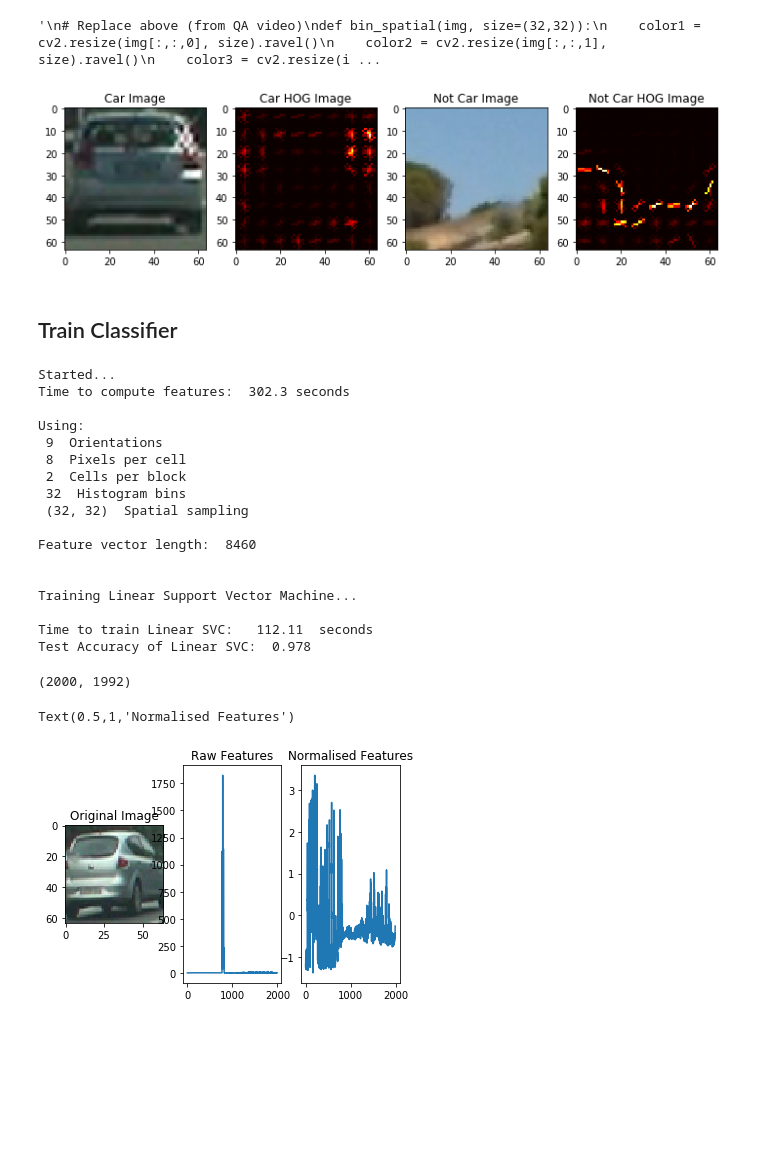
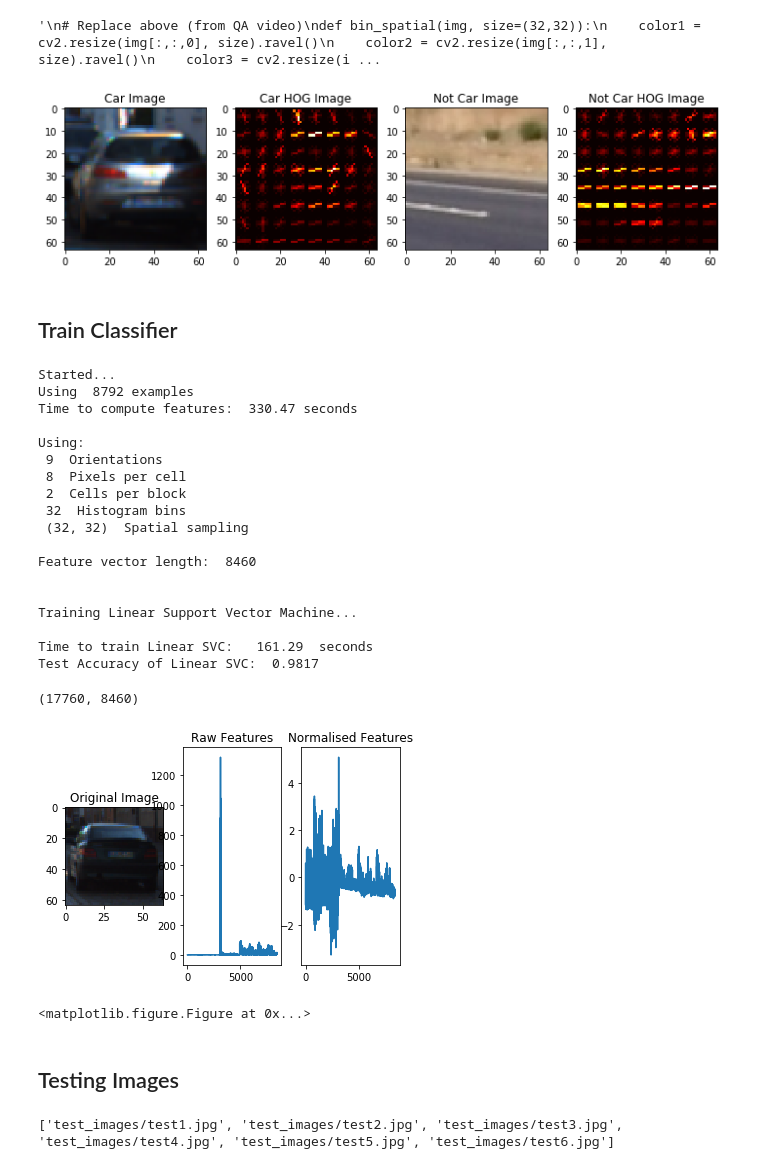
Before and after one commit to patrickcleeve/CarND-Term1-Vehicle-Detection-P5, a Jupyter notebook: CarND-Vehicle-Detection.ipynb, the cells around one changed output. Cells and saved outputs as stored; diff of their text form; code cells hidden in the pictures; blank space fills up the shorter version.

```diff
--- a/CarND-Vehicle-Detection.ipynb
+++ b/CarND-Vehicle-Detection.ipynb
@@ -336,10 +336,10 @@ def single_img_features_old(img, color_space='RGB', spatial_size=(32, 32),
     #9) Return concatenated array of features
     return np.concatenate(img_features)
 # %%
-def single_img_features(img, color_space='RGB', spatial_size=(32, 32),
+def single_img_features_vis(img, color_space='RGB', spatial_size=(32, 32),
                         hist_bins=32, orient=9,
                         pix_per_cell=8, cell_per_block=2, hog_channel=0,
-                        spatial_feat=True, hist_feat=True, hog_feat=True, vis=True):
+                        spatial_feat=True, hist_feat=True, hog_feat=True, vis=False):
     #1) Define an empty list to receive features
     img_features = []
     #2) Apply color conversion if other than 'RGB'
@@ -447,41 +447,41 @@ notcar_ind = np.random.randint(0, len(notcars))
 
 # Read in car / not-car image
 car_image = mpimg.imread(cars[car_ind])
 notcar_image = mpimg.imread(notcars[notcar_ind])
 
 # Define feature parameters
-color_space = "HSV"     # Can be RGB, HSV, LUV, HLS, YUV, YCrCb
+color_space = "YCrCb"     # Can be RGB, HSV, LUV, HLS, YUV, YCrCb
 orient = 9              # Number of gradient orientations
 pix_per_cell = 8
 cell_per_block = 2
 hog_channel = 0         # Can be 0, 1, 2, "ALL"
 spatial_size = (64, 64) # Spatial binning dimensions
-hist_bins = 16          # Number of histogram bins
+hist_bins = 64          # Number of histogram bins
 spatial_feat = True     # Spatial features on or off
 hist_feat = True        # Histogram features on or off
 hog_feat = True         # HOG features on or off
+vis=True
 
-
-car_features, car_hog_image = single_img_features(car_image, color_space=color_space, spatial_size=spatial_size,
+car_features, car_hog_image = single_img_features_vis(car_image, color_space=color_space, spatial_size=spatial_size,
                                                   hist_bins=hist_bins, orient=orient, pix_per_cell=pix_per_cell,
                                                   cell_per_block=cell_per_block, hog_channel=hog_channel,
                                                   spatial_feat=spatial_feat, hist_feat=hist_feat,
-                                                  hog_feat=hog_feat)
+                                                  hog_feat=hog_feat, vis=vis)
 
 
-notcar_features, notcar_hog_image = single_img_features(notcar_image, color_space=color_space, spatial_size=spatial_size,
+notcar_features, notcar_hog_image = single_img_features_vis(notcar_image, color_space=color_space, spatial_size=spatial_size,
                                                   hist_bins=hist_bins, orient=orient, pix_per_cell=pix_per_cell,
                                                   cell_per_block=cell_per_block, hog_channel=hog_channel,
                                                   spatial_feat=spatial_feat, hist_feat=hist_feat,
-                                                  hog_feat=hog_feat)
+                                                  hog_feat=hog_feat, vis=vis)
 
 
 images = [car_image, car_hog_image, notcar_image, notcar_hog_image]
 titles = ["Car Image", "Car HOG Image", "Not Car Image", "Not Car HOG Image"]
 fig = plt.figure(figsize=(12, 3))
 visualize(fig, 1, 4, images, titles)
 # %% [output]
-[figure, old version]
+[figure, new version]
 # %% [markdown]
 ## Train Classifier
 # %%
@@ -503,6 +503,8 @@ n_samples = 1000
 random_idxs = np.random.randint(0, len(cars), n_samples)
 train_cars = cars #np.array(cars)[random_idxs]
 train_notcars = notcars #np.array(notcars)[random_idxs]
+
+print("Using ", len(train_cars), "examples")
 
 car_features = extract_features(train_cars, color_space=color_space, spatial_size=spatial_size,
                                   hist_bins=hist_bins, orient=orient, pix_per_cell=pix_per_cell,
@@ -557,7 +559,8 @@ print("Time to train Linear SVC:  ", round(time.time() - t, 2), " seconds")
 print("Test Accuracy of Linear SVC: ", round(svc.score(X_test, y_test), 4))
 # %% [output]
 Started...
-Time to compute features:  302.3 seconds
+Using  8792 examples
+Time to compute features:  330.47 seconds
 
 Using:
  9  Orientations
@@ -571,8 +574,8 @@ Feature vector length:  8460
 
 Training Linear Support Vector Machine...
 
-Time to train Linear SVC:   112.11  seconds
-Test Accuracy of Linear SVC:  0.978
+Time to train Linear SVC:   161.29  seconds
+Test Accuracy of Linear SVC:  0.9817
 # %%
 # TODO: show difference between raw and normalised features
 
@@ -582,13 +585,25 @@ car_image = mpimg.imread(train_cars[rand_int])
 print(X.shape)
 f, (ax1, ax2, ax3) = plt.subplots(1, 3)
 
+plt.figure(figsize=(12,6))
+
 ax1.imshow(car_image)
 ax1.set_title("Original Image")
 ax2.plot(X_train[rand_int, :])
 ax2.set_title("Raw Features")
 ax3.plot(scaled_X_train[rand_int, :])
 ax3.set_title("Normalised Features")
+plt.subplots_adjust(left=0.2, right=0.5, top=0.1, bottom=0)
 # %% [output]
-(2000, 1992)
+(17760, 8460)
+[figure, new version]
-Text(0.5,1,'Normalised Features')
+<matplotlib.figure.Figure at 0x...>
-[figure, old version]
+# %% [markdown]
+## Testing Images
+# %%
+test_image_path = "test_images/*"
+test_images = glob.glob(test_image_path)
+
+print(test_images)
+# %% [output]
+['test_images/test1.jpg', 'test_images/test2.jpg', 'test_images/test3.jpg', 'test_images/test4.jpg', 'test_images/test5.jpg', 'test_images/test6.jpg']
```
Also changed, not shown: parts of 5 cells of this notebook.
